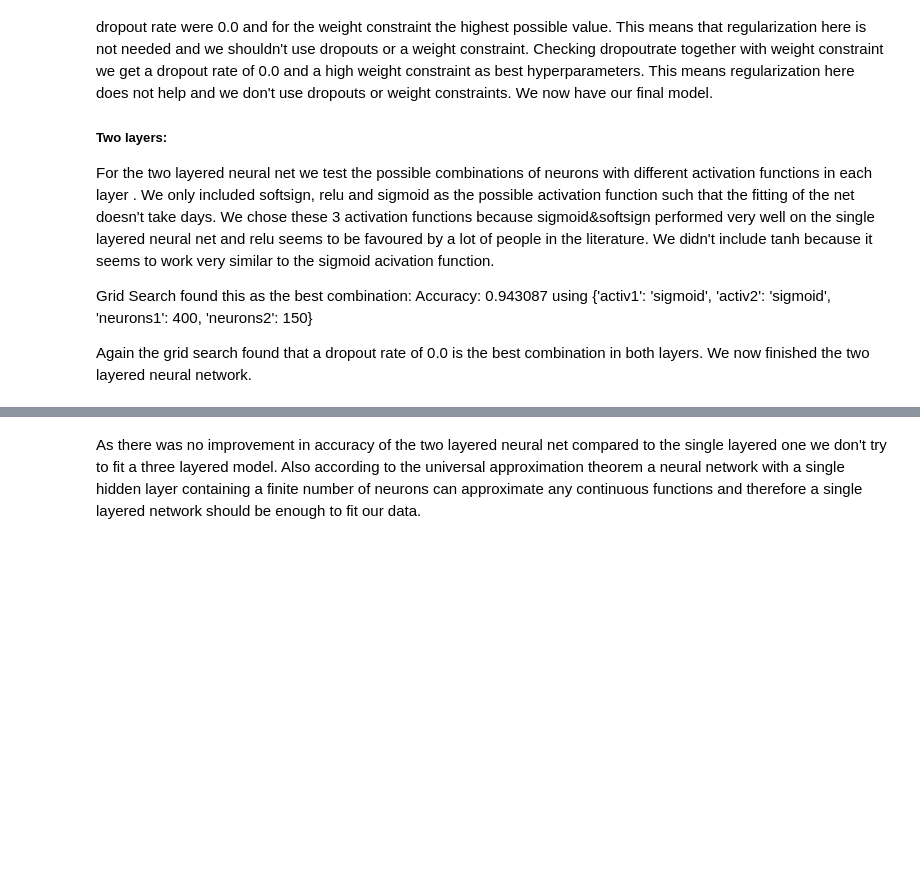
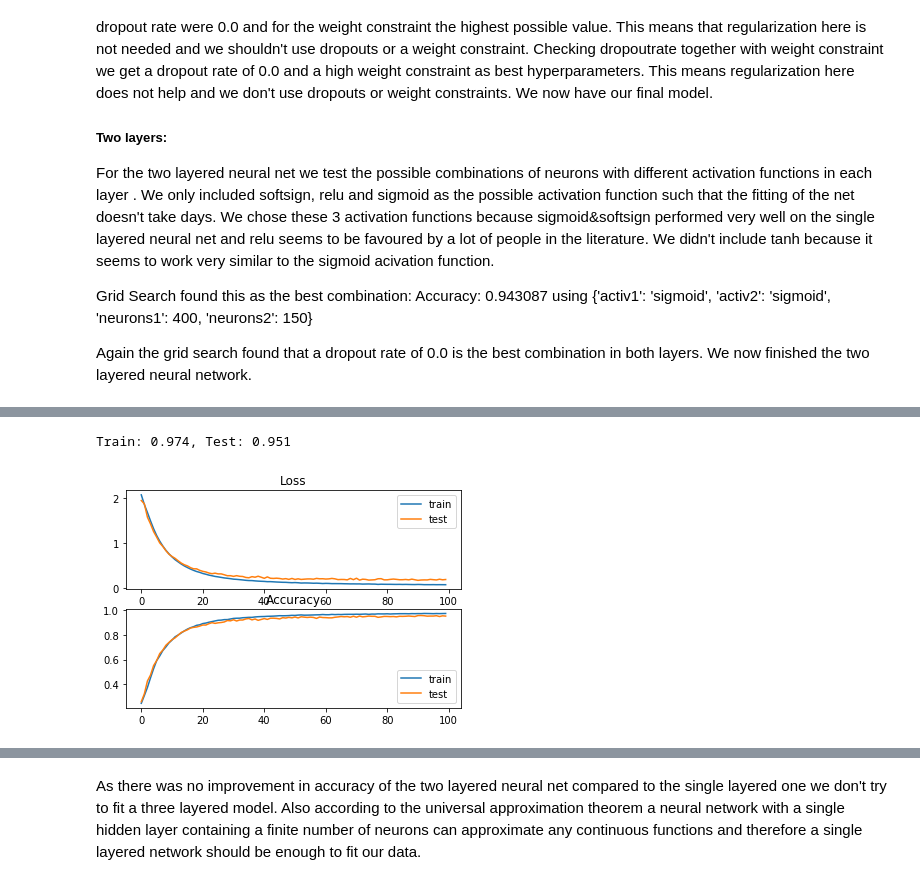
Before and after one commit to Mongobob/ML_Finance, a Jupyter notebook: Main.ipynb, the cells around one changed output, grey strips where cells are left out. Cells and saved outputs as stored; diff of their text form; code cells hidden in the pictures; blank space fills up the shorter version.

```diff
--- a/Main.ipynb
+++ b/Main.ipynb
@@ -536,29 +774,32 @@ print(datetime.datetime.now())
 # %%
 #Training the optimal Neural Network with 1 Layer on the whole Training Data
 model = Sequential()
-model.add(Dense(350, input_dim=34, activation='sigmoid'))
+model.add(Dense(350, input_dim = X_train_std.shape[1], activation='sigmoid'))
 model.add(Dense(17, activation='softmax'))
 # compile model
 model.compile(loss='sparse_categorical_crossentropy', optimizer='Nadam', metrics=['accuracy'])
 # fit model
-history = model.fit(X_train_std, Y_train, validation_data=(X_test_std, Y_test), epochs=200, batch_size=10, verbose=0)
+history = model.fit(X_train_std, Y_train, validation_data=(X_test_std, Y_test), epochs=100, batch_size=10, verbose=0)
 # evaluate the model
 _, train_acc = model.evaluate(X_train_std, Y_train, verbose=0)
 _, test_acc = model.evaluate(X_test_std, Y_test, verbose=0)
 print('Train: %.3f, Test: %.3f' % (train_acc, test_acc))
 # plot loss during training
 pyplot.subplot(211)
 pyplot.title('Loss')
 pyplot.plot(history.history['loss'], label='train')
 pyplot.plot(history.history['val_loss'], label='test')
 pyplot.legend()
 # plot accuracy during training
 pyplot.subplot(212)
 pyplot.title('Accuracy')
 pyplot.plot(history.history['accuracy'], label='train')
 pyplot.plot(history.history['val_accuracy'], label='test')
 pyplot.legend()
 pyplot.show()
+# %% [output]
+Train: 0.974, Test: 0.951
+[figure, added]
 # %%
 #2Layer Neural Net:
 activ1 = ['sigmoid']
```
Also changed, not shown: parts of 56 cells of this notebook, 1 other file.
